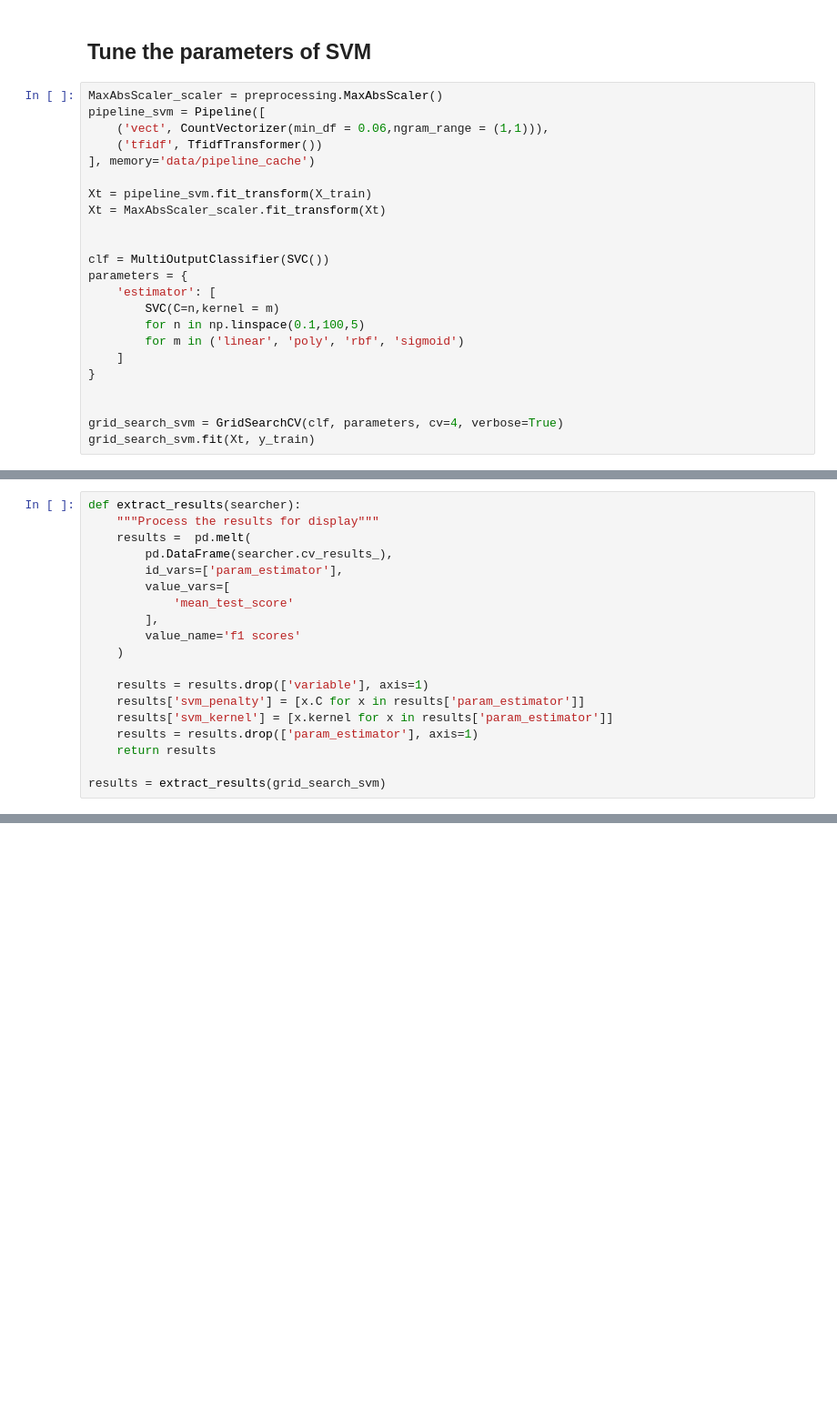
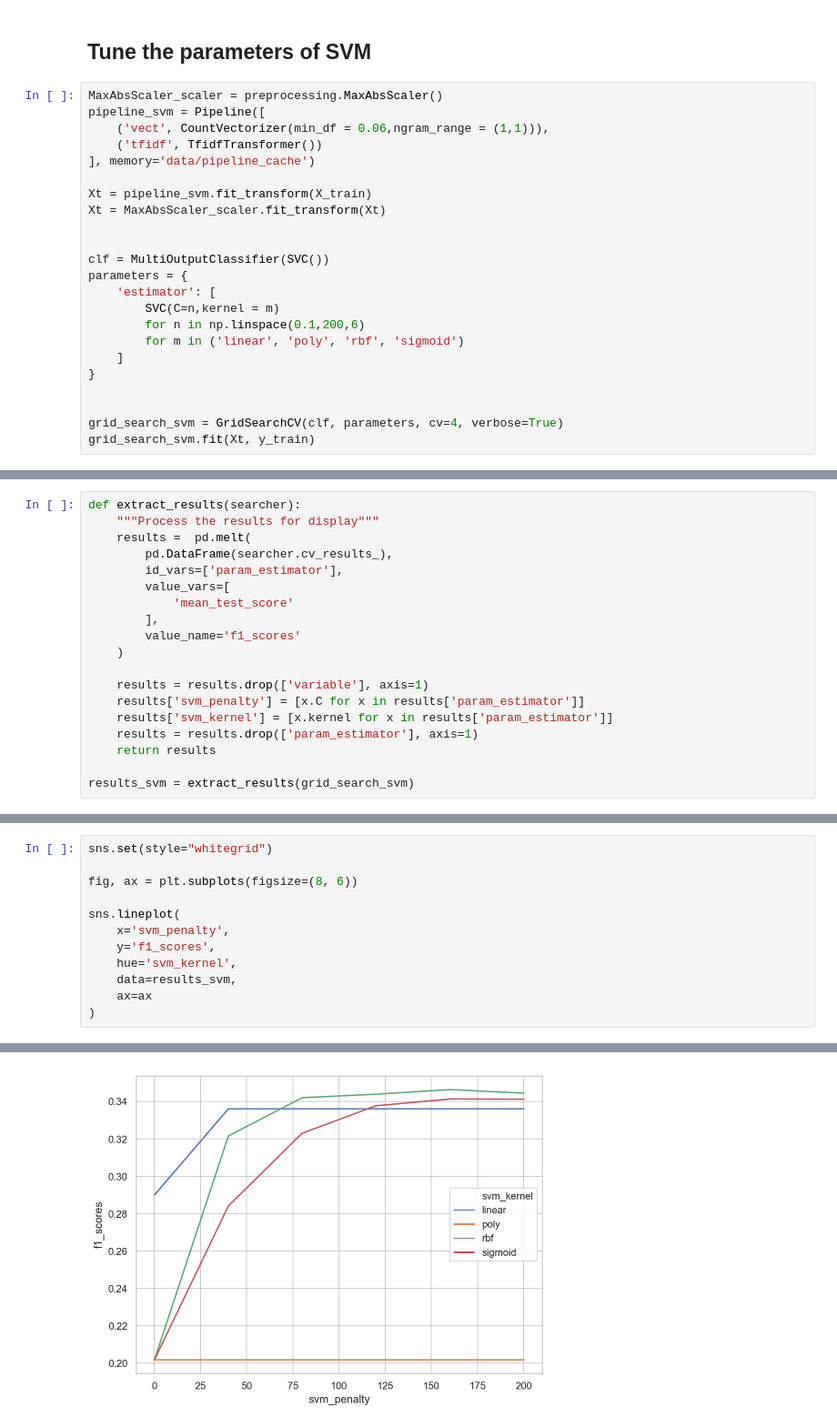
Before and after one commit to ktmud/fsauor2018, a Jupyter notebook: notebooks/parameter grid search.ipynb, the cells around one changed output, grey strips where cells are left out. Shown at 91% size. Saved outputs shown, nothing was run; the diff lists cells and outputs as text; blank space fills up the shorter version.

```diff
--- a/notebooks/parameter grid search.ipynb
+++ b/notebooks/parameter grid search.ipynb
@@ -176,7 +193,7 @@ clf = MultiOutputClassifier(SVC())
 parameters = {
     'estimator': [
         SVC(C=n,kernel = m)
-        for n in np.linspace(0.1,100,5)
+        for n in np.linspace(0.1,200,6)
         for m in ('linear', 'poly', 'rbf', 'sigmoid')
     ]
 }
@@ -226,7 +243,7 @@ def extract_results(searcher):
         value_vars=[
             'mean_test_score'
         ],
-        value_name='f1 scores'
+        value_name='f1_scores'
     )
 
     results = results.drop(['variable'], axis=1)
@@ -235,4 +252,4 @@ def extract_results(searcher):
     results = results.drop(['param_estimator'], axis=1)
     return results
 
-results = extract_results(grid_search_svm)
+results_svm = extract_results(grid_search_svm)
@@ -253,0 +256,13 @@ plot_results_svd(results)
+# %%
+sns.set(style="whitegrid")
+
+fig, ax = plt.subplots(figsize=(8, 6))
+
+sns.lineplot(
+    x='svm_penalty',
+    y='f1_scores',
+    hue='svm_kernel',
+    data=results_svm,
+    ax=ax
+)
+# %% [output]
@@ -253,0 +270 @@ plot_results_svd(results)
+[figure, added]
```
Also changed, not shown: parts of 19 cells of this notebook.
